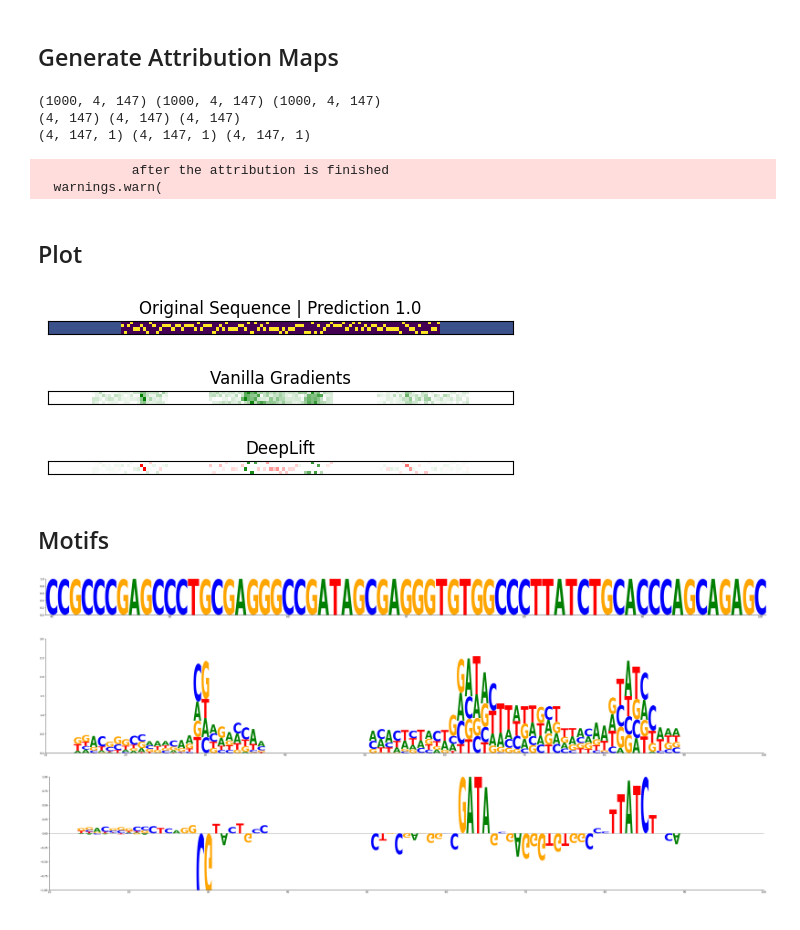
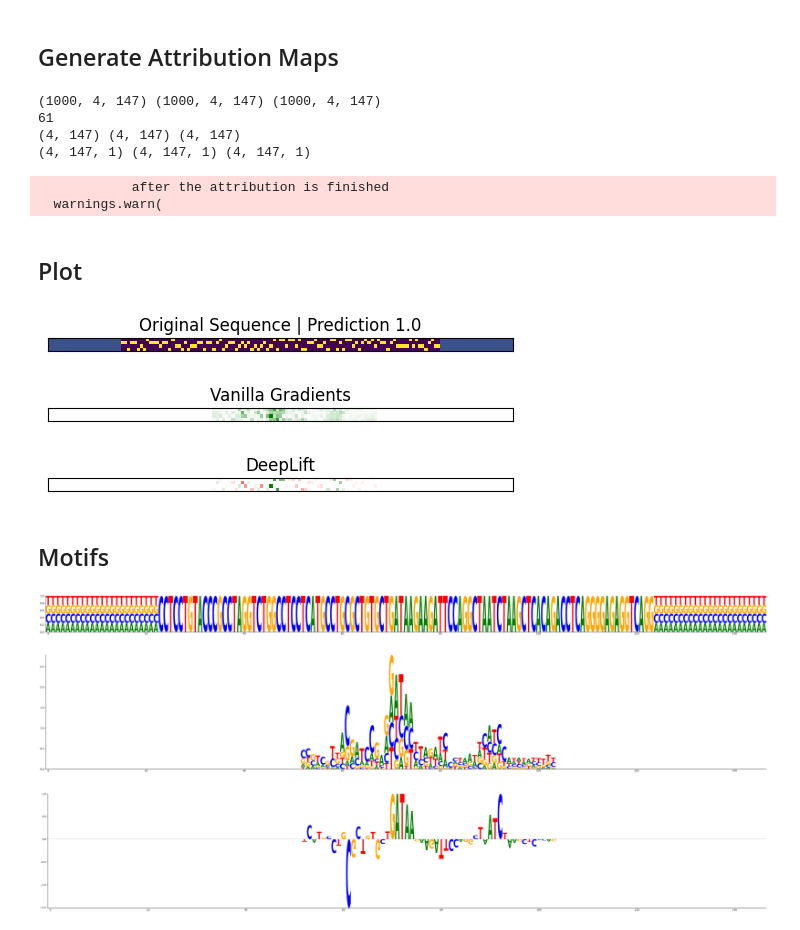
Before and after one commit to lab-rasool/TFBS, a Jupyter notebook: attributes.ipynb, the cells around one changed output. Saved outputs shown, nothing was run; the diff lists cells and outputs as text; code cells hidden in the pictures.

```diff
--- a/attributes.ipynb
+++ b/attributes.ipynb
@@ -118,7 +120,8 @@ attr_dl = attribute_image_features(dl, data, baselines=data * 0)
 attr_dl = np.transpose(attr_dl.squeeze(0).cpu().detach().numpy(), (0, 1, 2))
 
 print(grads.shape, attr_dl.shape, original_image.shape)
-index = 4
+index = np.random.randint(0, grads.shape[0])
+print(index)
 grads = grads[index]
 original_image = original_image[index]
 attr_dl = attr_dl[index]
@@ -130,6 +133,7 @@ original_image = original_image.reshape(4, 147, 1)
 print(grads.shape, attr_dl.shape, original_image.shape)
 # %% [output]
 (1000, 4, 147) (1000, 4, 147) (1000, 4, 147)
+61
 (4, 147) (4, 147) (4, 147)
 (4, 147, 1) (4, 147, 1) (4, 147, 1)
             after the attribution is finished
@@ -150,52 +154,43 @@ _ = viz.visualize_image_attr(
     attr_dl, original_image, method="heat_map", sign="all", title="DeepLift"
 )
 # %% [output]
-[figure, old version]
+[figure, new version]
-[figure, old version]
+[figure, new version]
-[figure, old version]
+[figure, new version]
 # %% [markdown]
 ## Motifs
 # %%
-def create_logo(data, figsize, x_lim, y_lim, scale_data=False, visible_spines=None):
+def create_logo(data, figsize, scale_data=False, visible_spines=None):
     if visible_spines is None:
         visible_spines = ["left", "bottom"]
 
     # Reshape and prepare the data
     output = {
         nucleotide: data[idx].reshape(147) for idx, nucleotide in enumerate("ACGT")
     }
     df = pd.DataFrame(output)
 
     # Optionally scale the data
     if scale_data:
         df /= df.max()
 
     # Create Logo object
     logo = logomaker.Logo(df, figsize=figsize)
 
     # Style the logo
     logo.style_spines(visible=False)
     logo.style_spines(spines=visible_spines, visible=True)
     logo.ax.set_ylabel("", labelpad=-1)
     logo.ax.xaxis.set_ticks_position("none")
     logo.ax.xaxis.set_tick_params(pad=-1)
-    logo.ax.set_xlim(*x_lim)
-    logo.ax.set_ylim(*y_lim)
-
     return logo
 
 
 # Create logos for each dataset
-crp_df_original_logo = create_logo(
-    original_image, figsize=[50, 2.5], x_lim=(39.5, 100.5), y_lim=(0, 1)
-)
-crp_logo = create_logo(
-    grads, figsize=[50, 8], x_lim=(10, 100), y_lim=(0, 3), scale_data=True
-)
-dl_crp_df_logo = create_logo(
-    attr_dl, figsize=[50, 8], x_lim=(10, 100), y_lim=(-1, 1), scale_data=True
-)
+crp_df_original_logo = create_logo(original_image, figsize=[50, 2.5])
+crp_logo = create_logo(grads, figsize=[50, 8], scale_data=True)
+dl_crp_df_logo = create_logo(attr_dl, figsize=[50, 8], scale_data=True)
 # %% [output]
-[figure, old version]
+[figure, new version]
-[figure, old version]
+[figure, new version]
-[figure, old version]
+[figure, new version]
```
Also changed, not shown: parts of 3 cells of this notebook, 7 other files.
